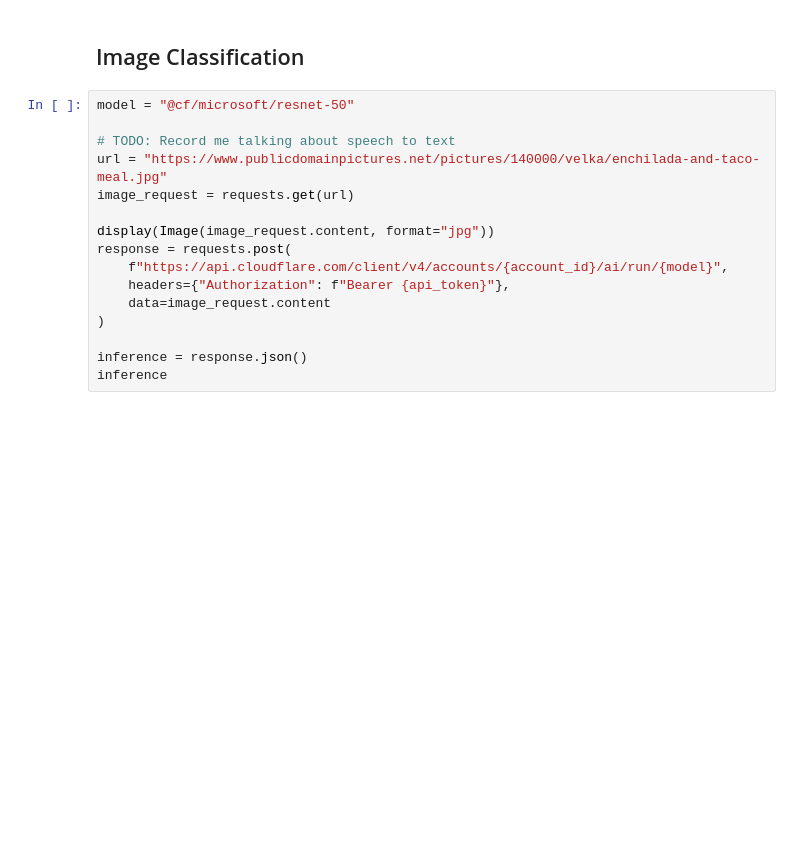
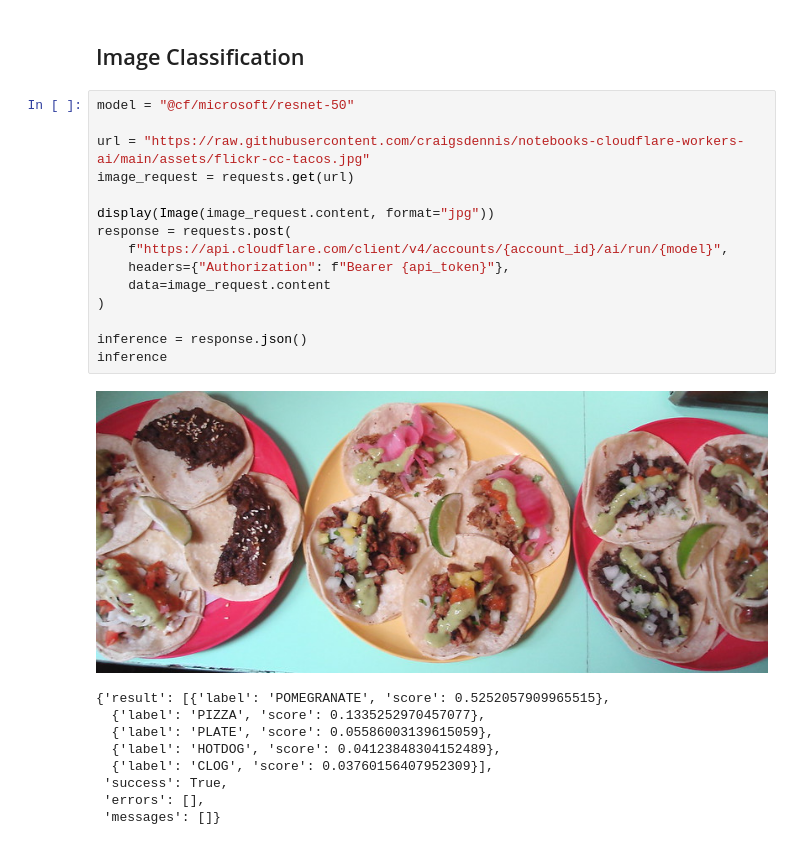
Before and after one commit to craigsdennis/notebooks-cloudflare-workers-ai, a Jupyter notebook: cloudflare-workers-ai.ipynb, the cells around one changed output. Saved outputs shown, nothing was run; the diff lists cells and outputs as text; blank space fills up the shorter version.

Commit message:
Taco image trial

```diff
--- a/cloudflare-workers-ai.ipynb
+++ b/cloudflare-workers-ai.ipynb
@@ -135,16 +151,25 @@ SSLError: HTTPSConnectionPool(host='ia904504.us.archive.org', port=443): Max ret
 # %%
 model = "@cf/microsoft/resnet-50"
 
-# TODO: Record me talking about speech to text
-url = "https://www.publicdomainpictures.net/pictures/140000/velka/enchilada-and-taco-meal.jpg"
+url = "https://raw.githubusercontent.com/craigsdennis/notebooks-cloudflare-workers-ai/main/assets/flickr-cc-tacos.jpg"
 image_request = requests.get(url)
 
 display(Image(image_request.content, format="jpg"))
 response = requests.post(
     f"https://api.cloudflare.com/client/v4/accounts/{account_id}/ai/run/{model}",
     headers={"Authorization": f"Bearer {api_token}"},
     data=image_request.content
 )
 
 inference = response.json()
 inference
+# %% [output]
+[figure, added]
+{'result': [{'label': 'POMEGRANATE', 'score': 0.5252057909965515},
+  {'label': 'PIZZA', 'score': 0.1335252970457077},
+  {'label': 'PLATE', 'score': 0.05586003139615059},
+  {'label': 'HOTDOG', 'score': 0.04123848304152489},
+  {'label': 'CLOG', 'score': 0.03760156407952309}],
+ 'success': True,
+ 'errors': [],
+ 'messages': []}
```
Also changed, not shown: parts of 2 cells of this notebook.
